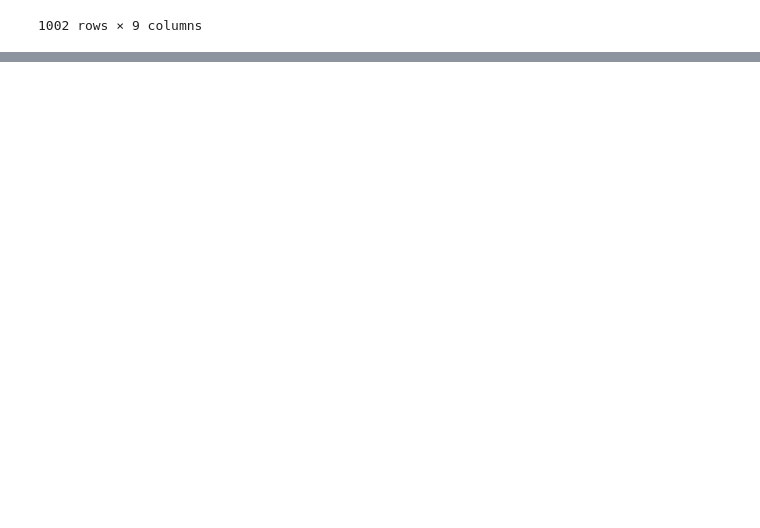
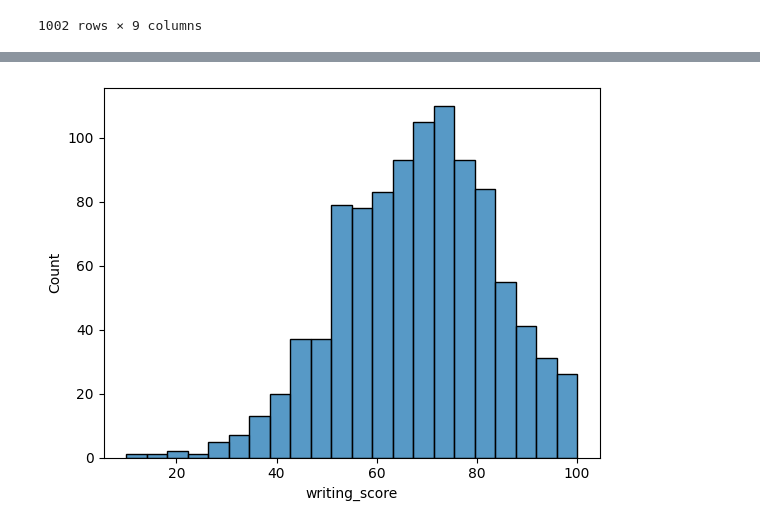
Before and after one commit to uday2209/Student_data_analysis-Project, a Jupyter notebook: research/experiment.ipynb, the cells around one changed output, grey strips where cells are left out. Saved outputs shown, nothing was run; the diff lists cells and outputs as text; code cells hidden in the pictures; blank space fills up the shorter version.

```diff
--- a/research/experiment.ipynb
+++ b/research/experiment.ipynb
@@ -165,0 +176,5 @@ sns.histplot(df["average_Score"],kde=True,color="r")
+# %%
+sns.histplot(df["writing_score"])
+plt.show()
+# %% [output]
+[figure, added]
```
Also changed, not shown: parts of 12 cells of this notebook.
